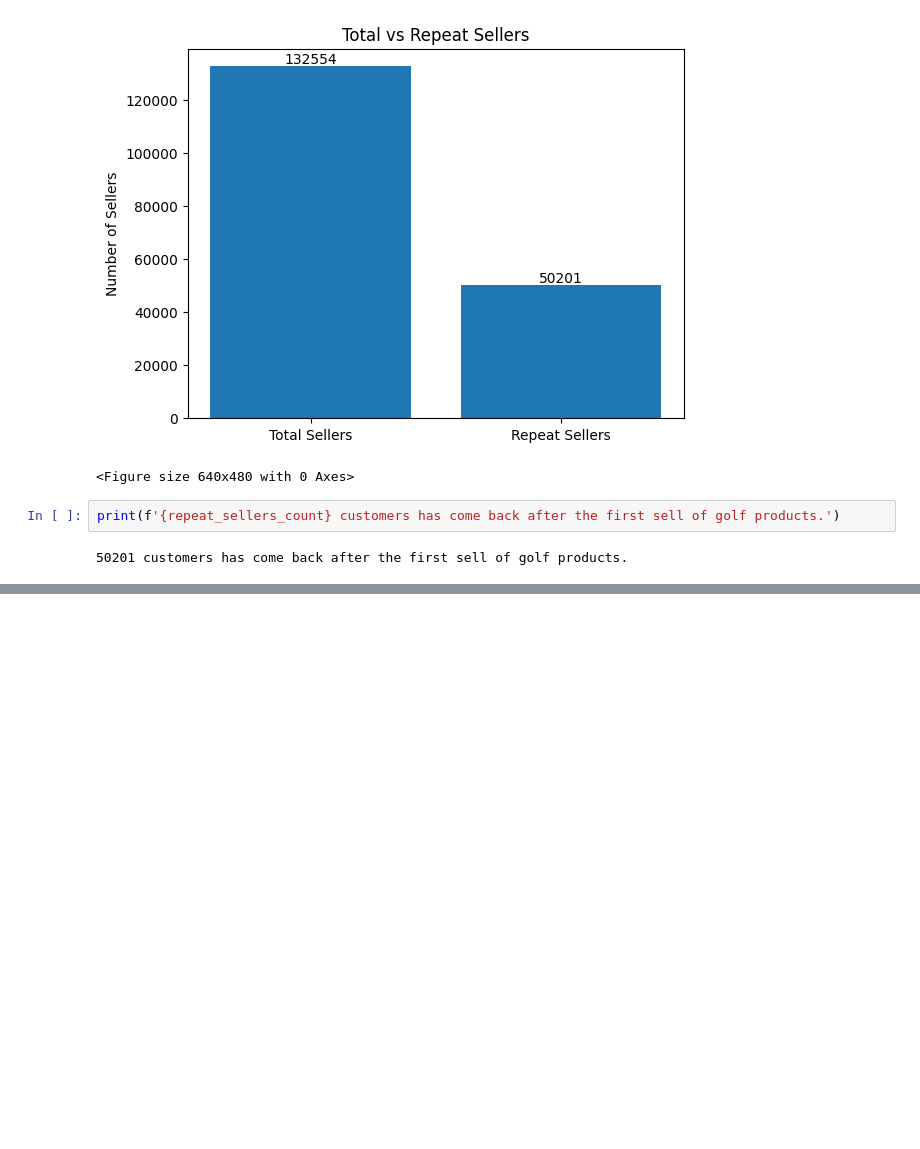
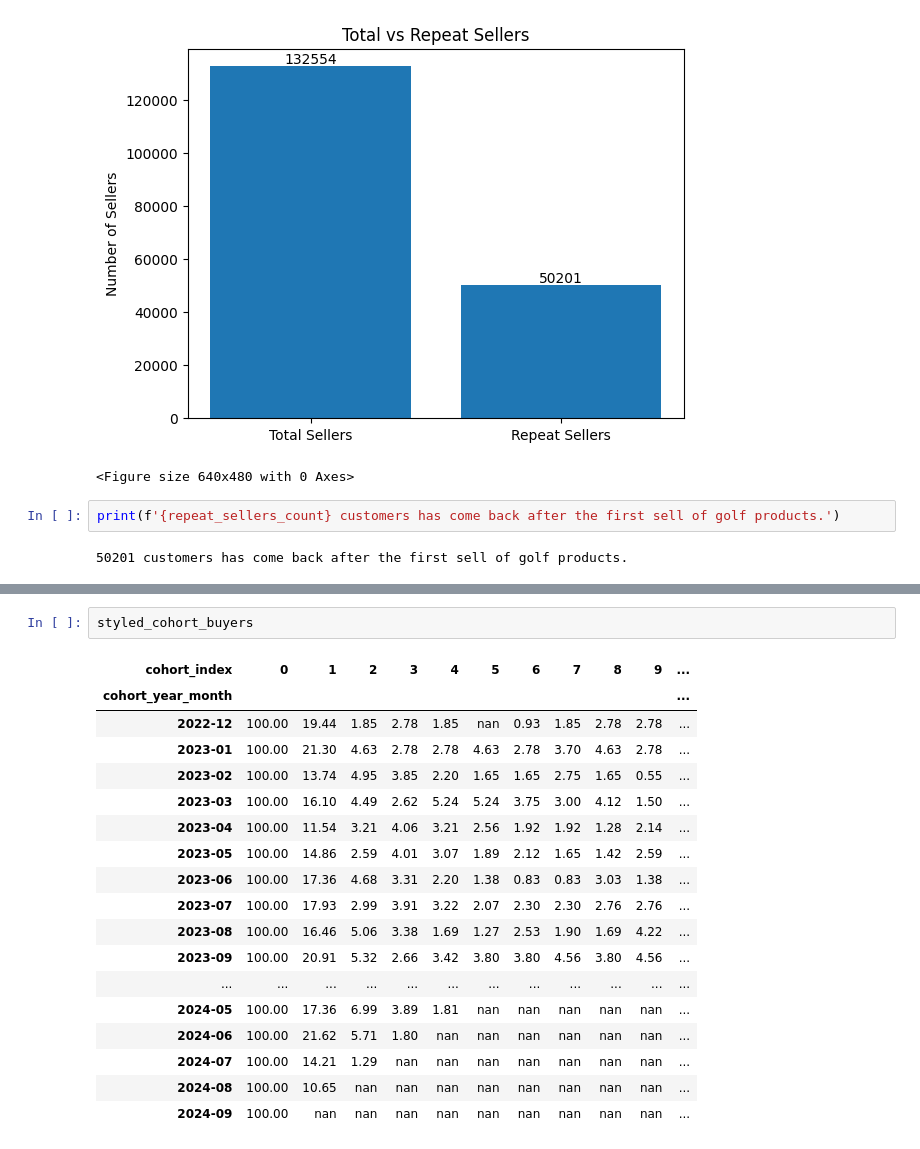
Before and after one commit to PavelZarankin/Cohora_task, a Jupyter notebook: Solutions.ipynb, the cells around one changed output, grey strips where cells are left out. Drawn from its saved outputs; the diff is of its cells as text; blank space fills up the shorter version.

```diff
--- a/Solutions.ipynb
+++ b/Solutions.ipynb
@@ -614,0 +741,21 @@ print(f'{repeat_sellers_count} customers has come back after the first sell of g
+# %%
+styled_cohort_buyers
+# %% [output]
+| cohort_index | 0 | 1 | 2 | 3 | 4 | 5 | 6 | 7 | 8 | 9 | ... |
+| cohort_year_month |  |  |  |  |  |  |  |  |  |  | ... |
+| 2022-12 | 100.00 | 19.44 | 1.85 | 2.78 | 1.85 | nan | 0.93 | 1.85 | 2.78 | 2.78 | ... |
+| 2023-01 | 100.00 | 21.30 | 4.63 | 2.78 | 2.78 | 4.63 | 2.78 | 3.70 | 4.63 | 2.78 | ... |
+| 2023-02 | 100.00 | 13.74 | 4.95 | 3.85 | 2.20 | 1.65 | 1.65 | 2.75 | 1.65 | 0.55 | ... |
+| 2023-03 | 100.00 | 16.10 | 4.49 | 2.62 | 5.24 | 5.24 | 3.75 | 3.00 | 4.12 | 1.50 | ... |
+| 2023-04 | 100.00 | 11.54 | 3.21 | 4.06 | 3.21 | 2.56 | 1.92 | 1.92 | 1.28 | 2.14 | ... |
+| 2023-05 | 100.00 | 14.86 | 2.59 | 4.01 | 3.07 | 1.89 | 2.12 | 1.65 | 1.42 | 2.59 | ... |
+| 2023-06 | 100.00 | 17.36 | 4.68 | 3.31 | 2.20 | 1.38 | 0.83 | 0.83 | 3.03 | 1.38 | ... |
+| 2023-07 | 100.00 | 17.93 | 2.99 | 3.91 | 3.22 | 2.07 | 2.30 | 2.30 | 2.76 | 2.76 | ... |
+| 2023-08 | 100.00 | 16.46 | 5.06 | 3.38 | 1.69 | 1.27 | 2.53 | 1.90 | 1.69 | 4.22 | ... |
+| 2023-09 | 100.00 | 20.91 | 5.32 | 2.66 | 3.42 | 3.80 | 3.80 | 4.56 | 3.80 | 4.56 | ... |
+| ... | ... | ... | ... | ... | ... | ... | ... | ... | ... | ... | ... |
+| 2024-05 | 100.00 | 17.36 | 6.99 | 3.89 | 1.81 | nan | nan | nan | nan | nan | ... |
+| 2024-06 | 100.00 | 21.62 | 5.71 | 1.80 | nan | nan | nan | nan | nan | nan | ... |
+| 2024-07 | 100.00 | 14.21 | 1.29 | nan | nan | nan | nan | nan | nan | nan | ... |
+| 2024-08 | 100.00 | 10.65 | nan | nan | nan | nan | nan | nan | nan | nan | ... |
+| 2024-09 | 100.00 | nan | nan | nan | nan | nan | nan | nan | nan | nan | ... |
```
Also changed, not shown: parts of 4 cells of this notebook.
